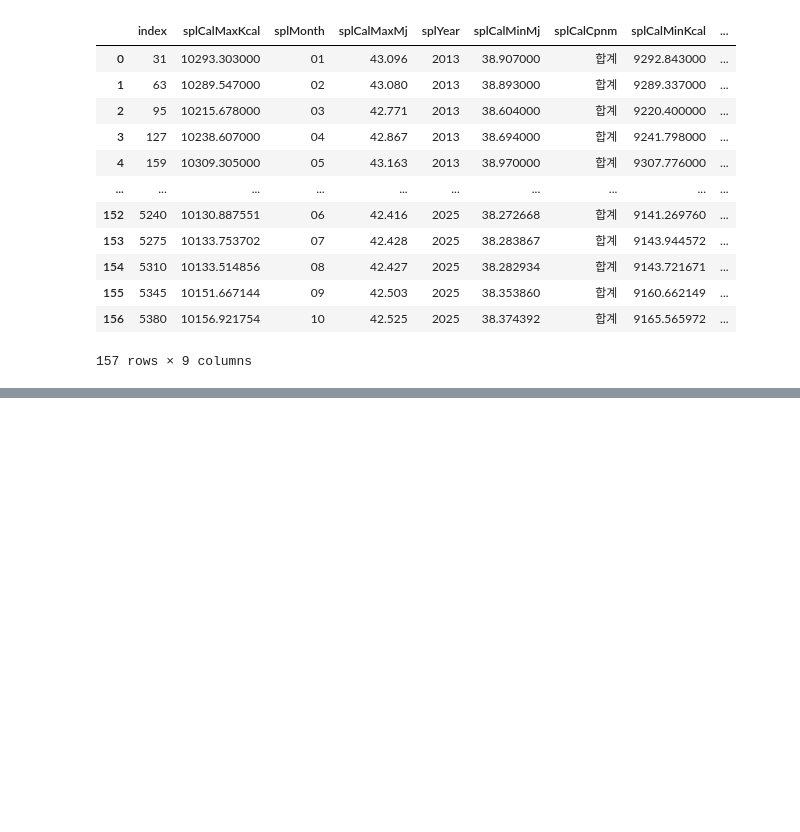
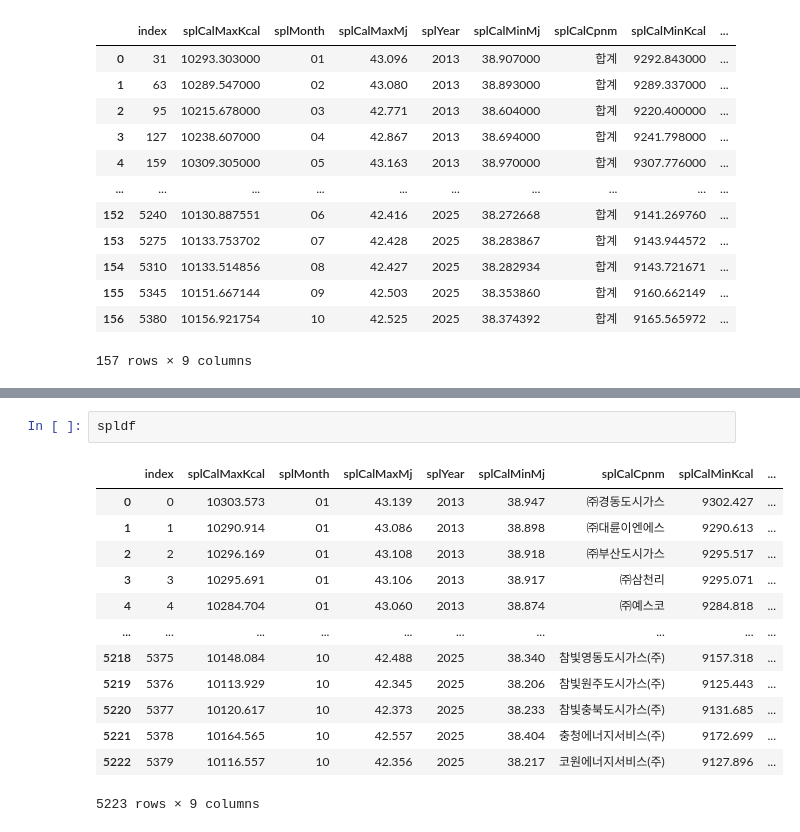
Before and after one commit to dayoungcho/dacon, a Jupyter notebook: 까스/공급량_크롤링.ipynb, the cells around one changed output, grey strips where cells are left out. Saved outputs shown, nothing was run; the diff lists cells and outputs as text; blank space fills up the shorter version.

```diff
--- a/까스/공급량_크롤링.ipynb
+++ b/까스/공급량_크롤링.ipynb
@@ -176,0 +159,16 @@ fig
+# %%
+spldf
+# %% [output]
+|  | index | splCalMaxKcal | splMonth | splCalMaxMj | splYear | splCalMinMj | splCalCpnm | splCalMinKcal | ... |
+| 0 | 0 | 10303.573 | 01 | 43.139 | 2013 | 38.947 | ㈜경동도시가스 | 9302.427 | ... |
+| 1 | 1 | 10290.914 | 01 | 43.086 | 2013 | 38.898 | ㈜대륜이엔에스 | 9290.613 | ... |
+| 2 | 2 | 10296.169 | 01 | 43.108 | 2013 | 38.918 | ㈜부산도시가스 | 9295.517 | ... |
+| 3 | 3 | 10295.691 | 01 | 43.106 | 2013 | 38.917 | ㈜삼천리 | 9295.071 | ... |
+| 4 | 4 | 10284.704 | 01 | 43.060 | 2013 | 38.874 | ㈜예스코 | 9284.818 | ... |
+| ... | ... | ... | ... | ... | ... | ... | ... | ... | ... |
+| 5218 | 5375 | 10148.084 | 10 | 42.488 | 2025 | 38.340 | 참빛영동도시가스(주) | 9157.318 | ... |
+| 5219 | 5376 | 10113.929 | 10 | 42.345 | 2025 | 38.206 | 참빛원주도시가스(주) | 9125.443 | ... |
+| 5220 | 5377 | 10120.617 | 10 | 42.373 | 2025 | 38.233 | 참빛충북도시가스(주) | 9131.685 | ... |
+| 5221 | 5378 | 10164.565 | 10 | 42.557 | 2025 | 38.404 | 충청에너지서비스(주) | 9172.699 | ... |
+| 5222 | 5379 | 10116.557 | 10 | 42.356 | 2025 | 38.217 | 코원에너지서비스(주) | 9127.896 | ... |
+5223 rows × 9 columns
```
Also changed, not shown: parts of 7 cells of this notebook.
